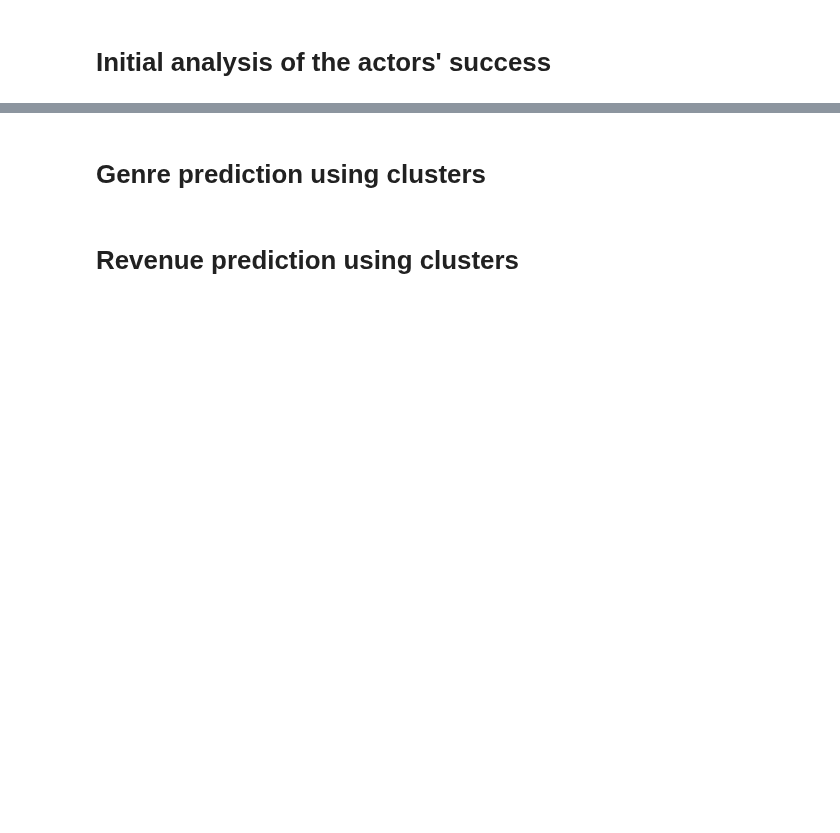
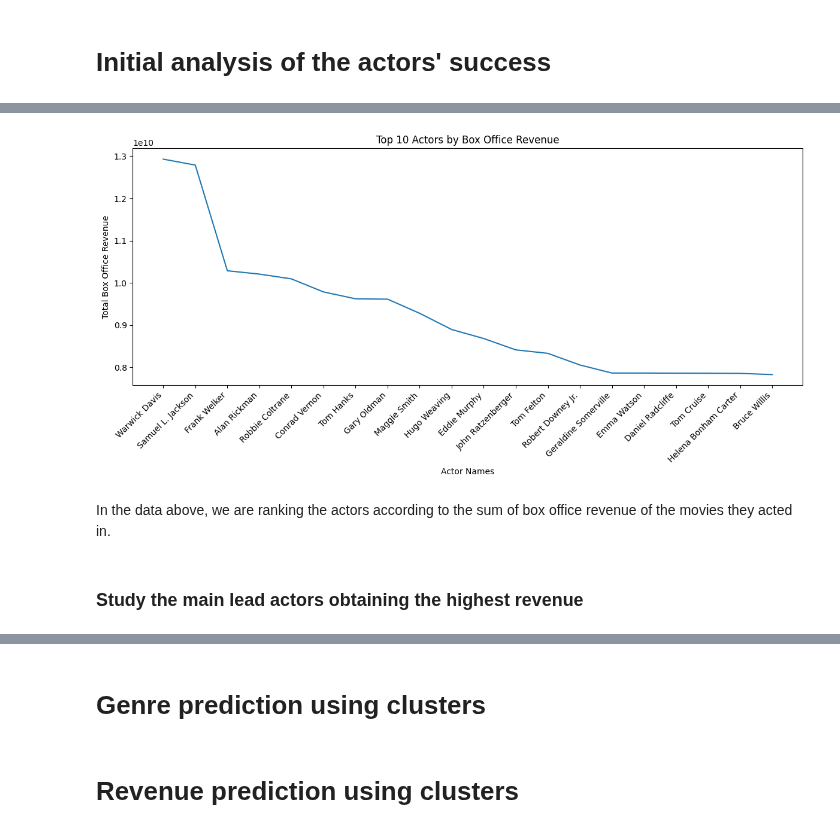
Before and after one commit to epfl-ada/ada-2023-project-perrysplatypuses, a Jupyter notebook: milestone_p2.ipynb, the cells around one changed output, grey strips where cells are left out. Drawn from its saved outputs; the diff is of its cells as text; code cells hidden in the pictures; blank space fills up the shorter version.

Commit message:
Update main Notebook

```diff
--- a/milestone_p2.ipynb
+++ b/milestone_p2.ipynb
@@ -72,0 +250,6 @@ characters_and_movies[characters_and_movies['title'].str.contains("Batman")][['t
+# %%
+map_dict_to_list = lambda x: [value for key, value in eval(x).items()]
+movies['languages'] = movies['languages'].apply(map_dict_to_list)
+movies['countries'] = movies['countries'].apply(map_dict_to_list)
+movies['genres'] = movies['genres'].apply(map_dict_to_list)
+movies.head()
@@ -72,0 +265,21 @@ characters_and_movies[characters_and_movies['title'].str.contains("Batman")][['t
+# %%
+# Merge the two datas
+df_merged = actors.merge(movies, on=['wiki_id'], how='inner')
+
+# Clean data of movies without box offic revenue
+df_merged = df_merged.dropna(subset=['revenue'])
+
+# Determine the actor and sum the box office revenue
+actor_totalRevenue = df_merged.groupby(['actor'])['revenue'].agg(['sum', 'count']).reset_index()
+actor_totalRevenue.columns = ['actor', 'bo_revenue', 'Actor Count']
+
+# Sort the actor_revenue DataFrame in descending order
+actor_revenue_sort = actor_totalRevenue.sort_values(by='bo_revenue', ascending=False)
+
+#Extract only the top 20 best actors
+actor_top20 = actor_revenue_sort.head(20)
+
+# Merge the top 20 actors with original datas
+top20_actor_data = actor_top20.merge(df_merged[['actor', 'languages','sex']], on='actor', how='left')
+top20_actor_data = top20_actor_data.drop_duplicates(subset = ['actor'])
+top20_actor_data.head()
@@ -72,0 +293,20 @@ characters_and_movies[characters_and_movies['title'].str.contains("Batman")][['t
+# %%
+# Plot the data above
+actor_names = top20_actor_data['actor']
+revenues_total = top20_actor_data['bo_revenue']
+
+plt.figure(figsize=(12, 6))
+plt.plot(actor_names, revenues_total)
+plt.xlabel('Actor Names')
+plt.ylabel('Total Box Office Revenue')
+plt.title('Top 10 Actors by Box Office Revenue')
+plt.xticks(rotation=45, ha='right')  # Rotate the actor names for better readability
+
+plt.tight_layout()
+plt.show()
+# %% [output]
+[figure, added]
+# %% [markdown]
+In the data above, we are ranking the actors according to the sum of box office revenue of the movies they acted in.
+# %% [markdown]
+### Study the main lead actors obtaining the highest revenue
```
Also changed, not shown: parts of 42 cells of this notebook, 2 other files.
